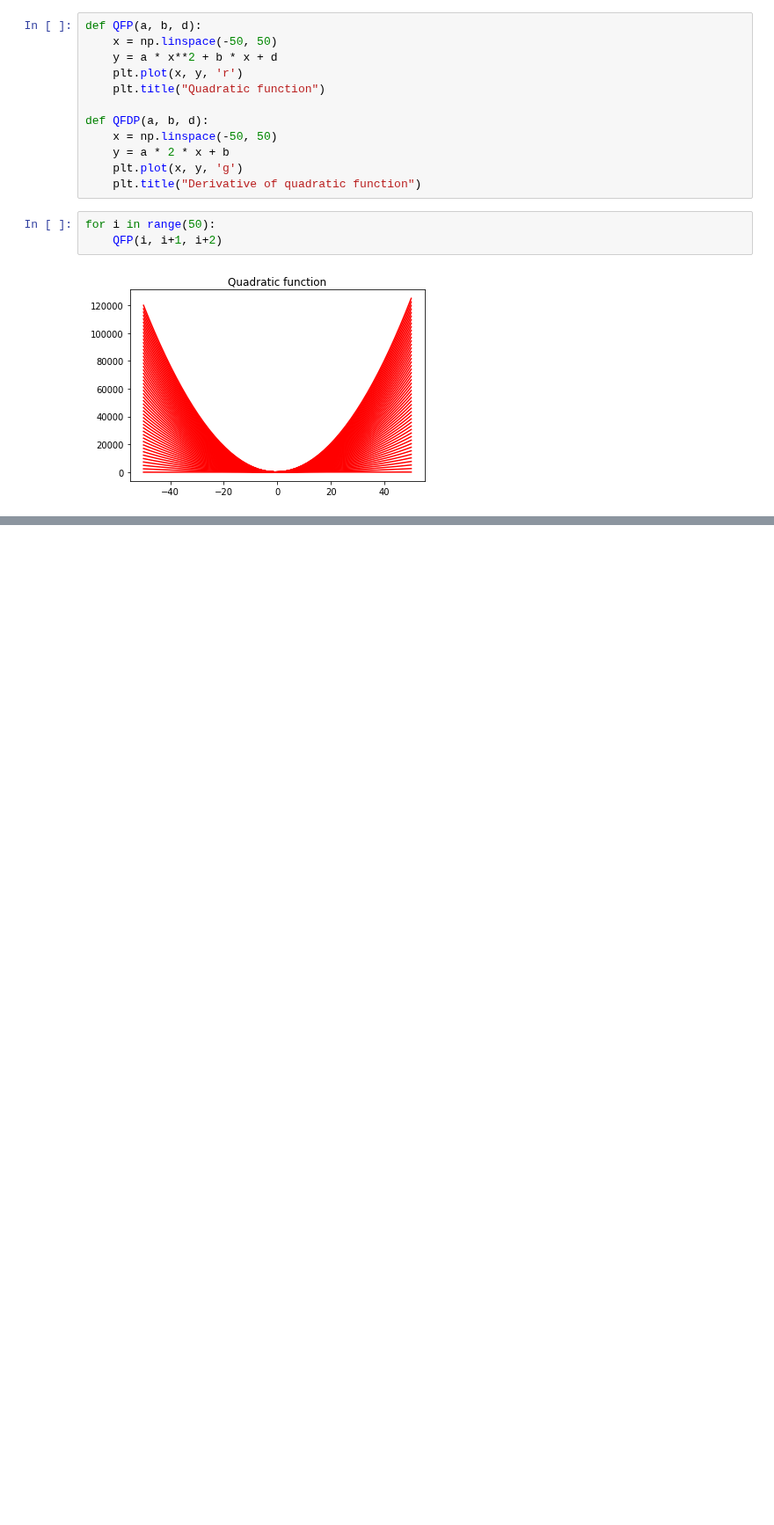
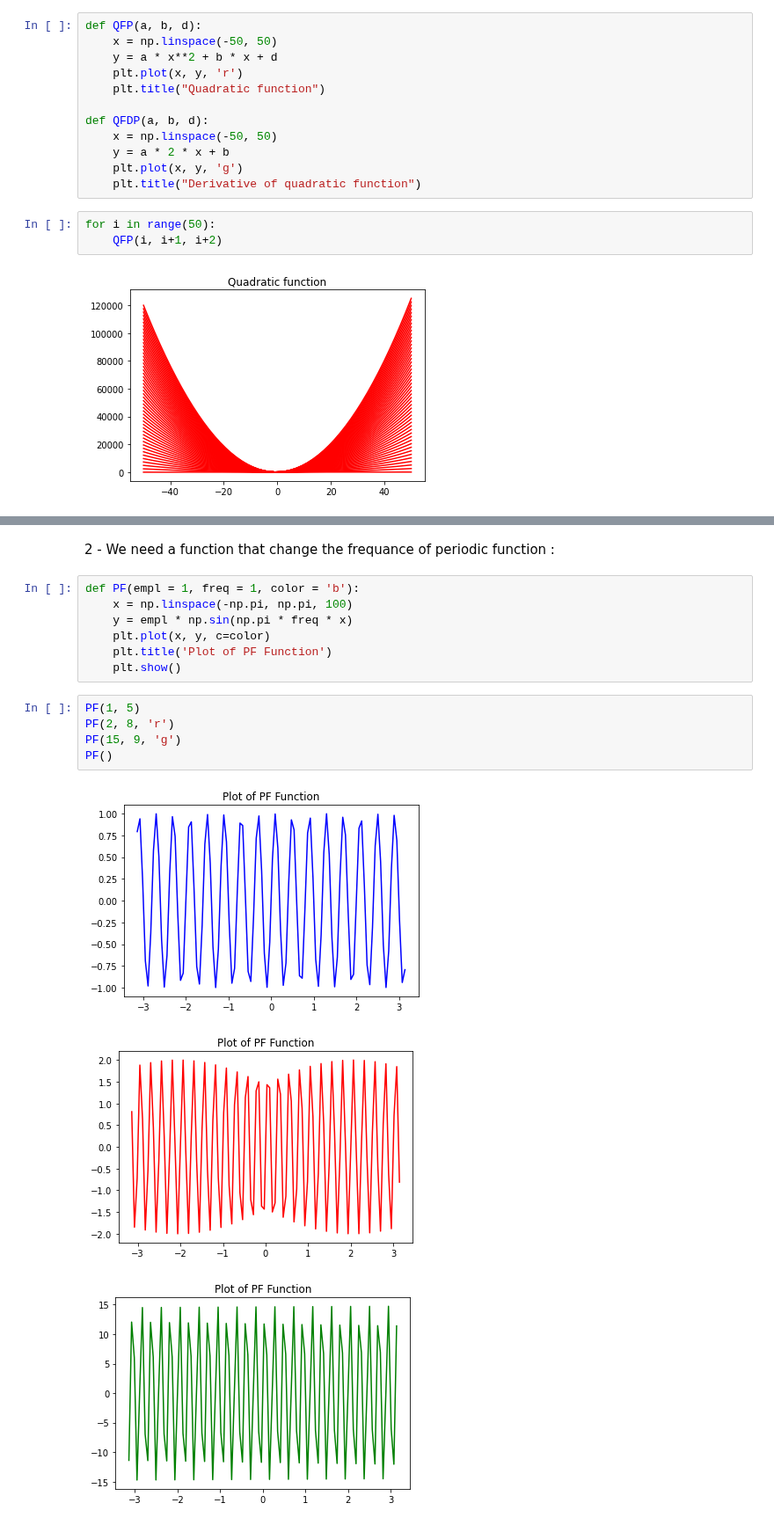
Before and after one commit to Ashraf-Khabar/Data-Science-Docs, a Jupyter notebook: Maths With Python/functions.ipynb, the cells around one changed output, grey strips where cells are left out. Shown at 88% size. Saved outputs shown, nothing was run; the diff lists cells and outputs as text; blank space fills up the shorter version.

```diff
--- a/Maths With Python/functions.ipynb
+++ b/Maths With Python/functions.ipynb
@@ -388,0 +389,18 @@ QFDP(1, 7, 0)
+# %% [markdown]
+2 - We need a function that change the frequance of periodic function :
+# %%
+def PF(empl = 1, freq = 1, color = 'b'):
+    x = np.linspace(-np.pi, np.pi, 100)
+    y = empl * np.sin(np.pi * freq * x)
+    plt.plot(x, y, c=color)
+    plt.title('Plot of PF Function')
+    plt.show()
+# %%
+PF(1, 5)
+PF(2, 8, 'r')
+PF(15, 9, 'g')
+PF()
+# %% [output]
+[figure, added]
+[figure, added]
+[figure, added]
```
Also changed, not shown: parts of 2 cells of this notebook.
